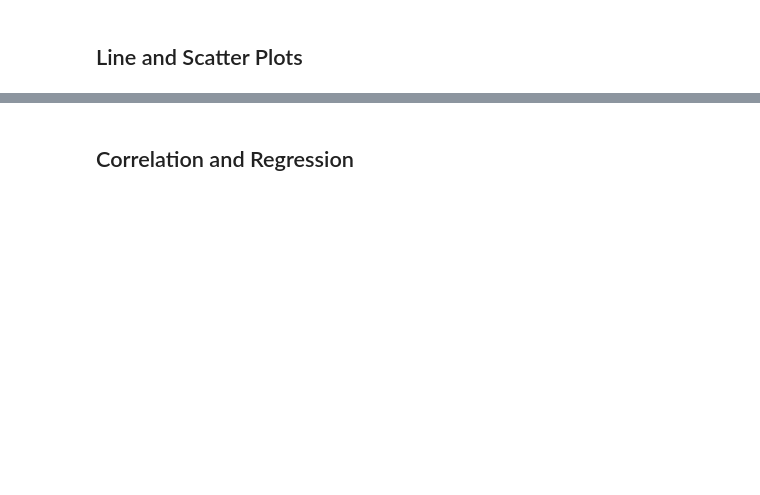
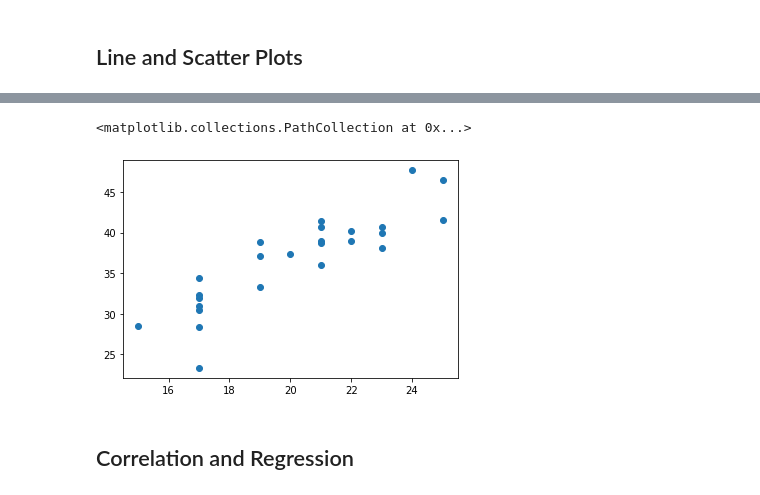
Before and after one commit to jacobstryker93/Matplotlib_Challenge, a Jupyter notebook: pymaceuticals_starter.ipynb, the cells around one changed output, grey strips where cells are left out. Saved outputs shown, nothing was run; the diff lists cells and outputs as text; code cells hidden in the pictures; blank space fills up the shorter version.

```diff
--- a/pymaceuticals_starter.ipynb
+++ b/pymaceuticals_starter.ipynb
@@ -231,5 +249,13 @@ Name: Timepoint, Length: 249, dtype: int64
 # %%
 # Generate a scatter plot of average tumor volume vs. mouse weight for the Capomulin regimen
+tumor_weight_df = tumor_volume_df.loc[tumor_volume_df["Drug Regimen"] == "Capomulin"]
+average_tumor = tumor_weight_df.groupby("Mouse ID").mean()
+average_tumor.head()
+a_mouse = tumor_volume_df.loc[tumor_volume_df["Mouse ID"] == "z435"]
+plt.scatter(average_tumor["Weight (g)"], average_tumor["Tumor Volume (mm3)"])
+# %% [output]
+<matplotlib.collections.PathCollection at 0x...>
+[figure, added]
 # %% [markdown]
 ## Correlation and Regression
 # %%
```
Also changed, not shown: parts of 5 cells of this notebook.
